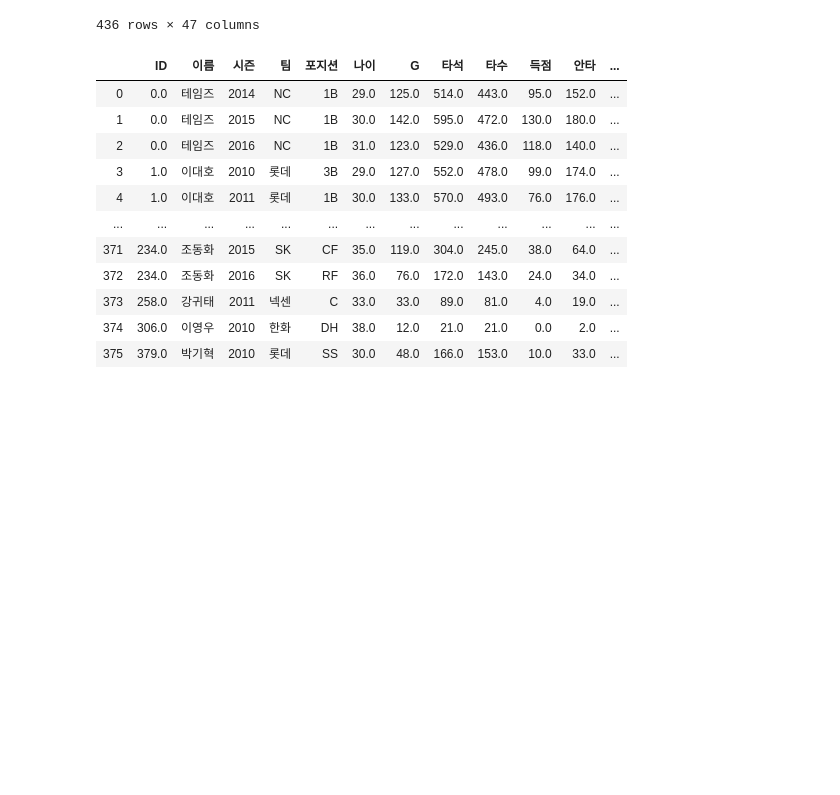
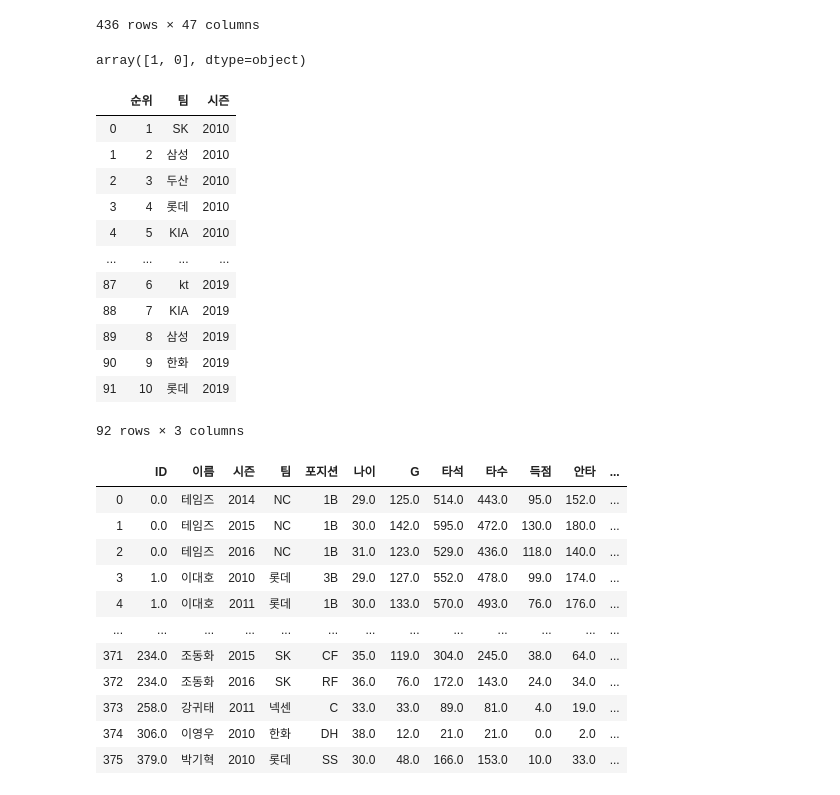
Before and after one commit to dk3059/R_project, a Jupyter notebook: OPS/salary_preprocessing.ipynb, the cells around one changed output. Saved outputs shown, nothing was run; the diff lists cells and outputs as text; code cells hidden in the pictures; blank space fills up the shorter version.

```diff
--- a/OPS/salary_preprocessing.ipynb
+++ b/OPS/salary_preprocessing.ipynb
@@ -374,3 +420,25 @@ df3
+# %%
+df3['용병'][df3['학력'] == '용병-용병대'] = 1
+df3['용병'][df3['학력'] != '용병-용병대'] = 0
+df3.용병.unique()
+# %% [output]
+array([1, 0], dtype=object)
+# %%
+pd.read_csv('./datas/rank.csv', encoding='euc-kr')
+# %% [output]
+|  | 순위 | 팀 | 시즌 |
+| 0 | 1 | SK | 2010 |
+| 1 | 2 | 삼성 | 2010 |
+| 2 | 3 | 두산 | 2010 |
+| 3 | 4 | 롯데 | 2010 |
+| 4 | 5 | KIA | 2010 |
+| ... | ... | ... | ... |
+| 87 | 6 | kt | 2019 |
+| 88 | 7 | KIA | 2019 |
+| 89 | 8 | 삼성 | 2019 |
+| 90 | 9 | 한화 | 2019 |
+| 91 | 10 | 롯데 | 2019 |
+92 rows × 3 columns
 # %%
 df3 = df3.dropna(thresh=5, axis=0)
 df3.reset_index(drop=True)
```
Also changed, not shown: parts of 8 cells of this notebook.
